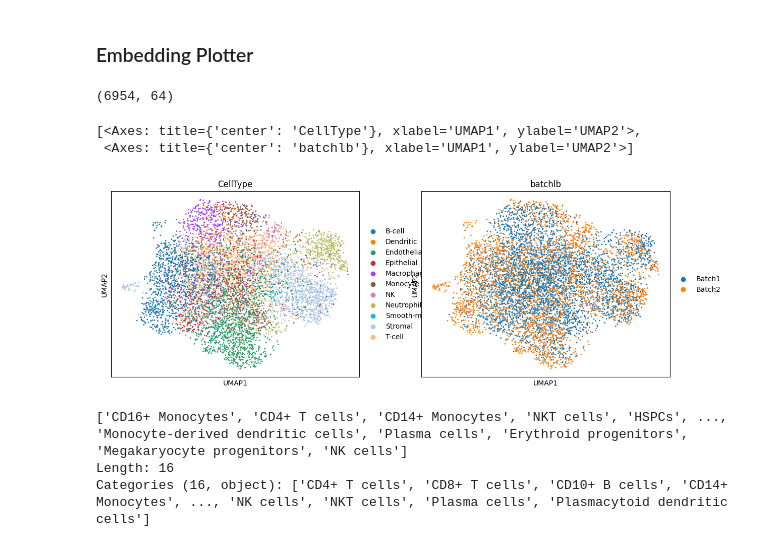
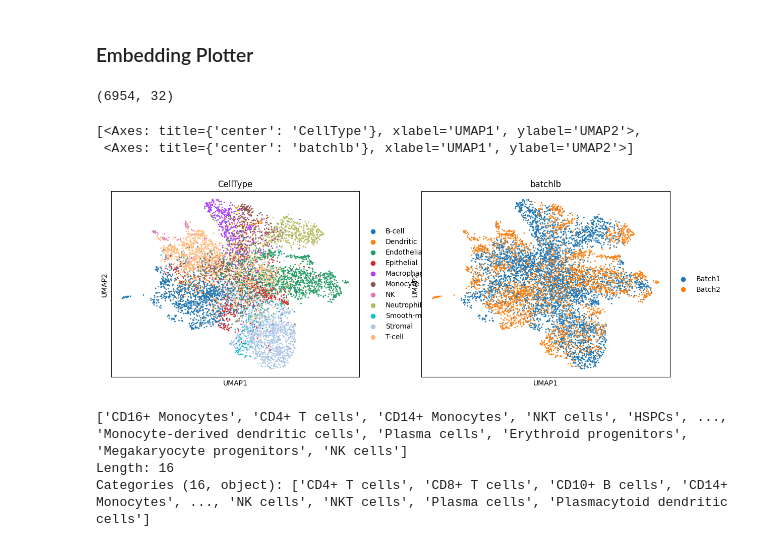
Before and after one commit to OlgaOvcharenko/scAugmentBench, a Jupyter notebook: debug.ipynb, the cells around one changed output. Saved outputs shown, nothing was run; the diff lists cells and outputs as text; code cells hidden in the pictures.

```diff
--- a/debug.ipynb
+++ b/debug.ipynb
@@ -56,24 +56,24 @@ The reading cost time 0.0090 secs
 # %%
 import scanpy as sc
 import numpy as np
 
 def plot_umap(adata, embedding):
     adata.obsm['Embedding'] = embedding
     sc.pp.neighbors(adata, use_rep="Embedding")
     sc.tl.umap(adata)
     return sc.pl.umap(adata, show=False, color=['CellType', 'batchlb'],)
 
-path = "/local/home/tomap/scAugmentBench/ablation-db-2/architecture-ablation/MCA/BarlowTwins/64/2/20/embedding.npz"
+path = "/local/home/tomap/scAugmentBench/ablation-db-2/architecture-ablation/MCA/BarlowTwins/32/2/20/embedding.npz"
 
 embedding = np.load(path)['arr_0']
 
 print(embedding.shape)
 plot_umap(adata, embedding)
 # %% [output]
-(6954, 64)
+(6954, 32)
 [<Axes: title={'center': 'CellType'}, xlabel='UMAP1', ylabel='UMAP2'>,
  <Axes: title={'center': 'batchlb'}, xlabel='UMAP1', ylabel='UMAP2'>]
-[figure, old version]
+[figure, new version]
 # %%
 print(adata.obs['CellType'].unique())
 # %% [output]
```
Also changed, not shown: parts of 7 cells of this notebook, 14 other files.
